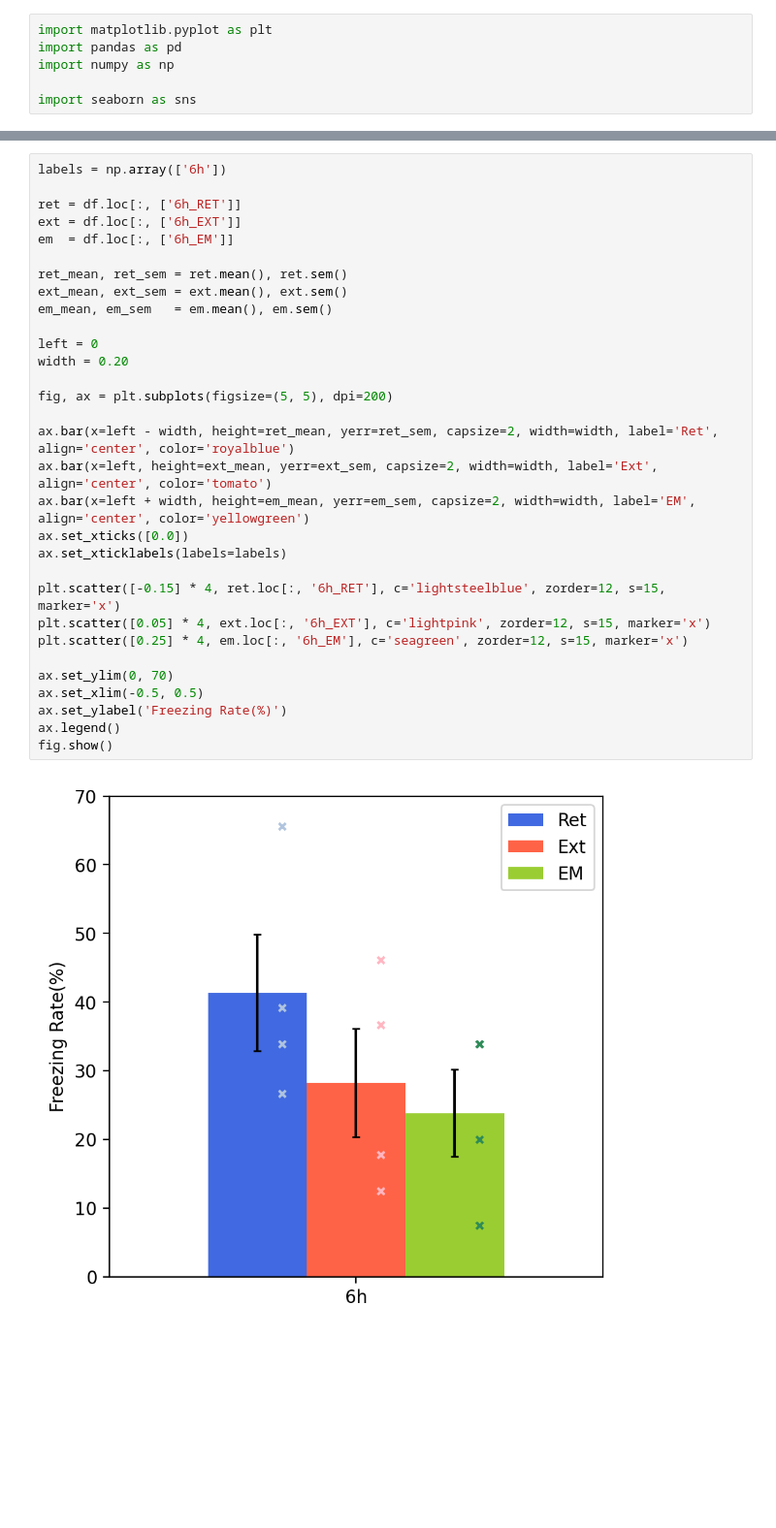
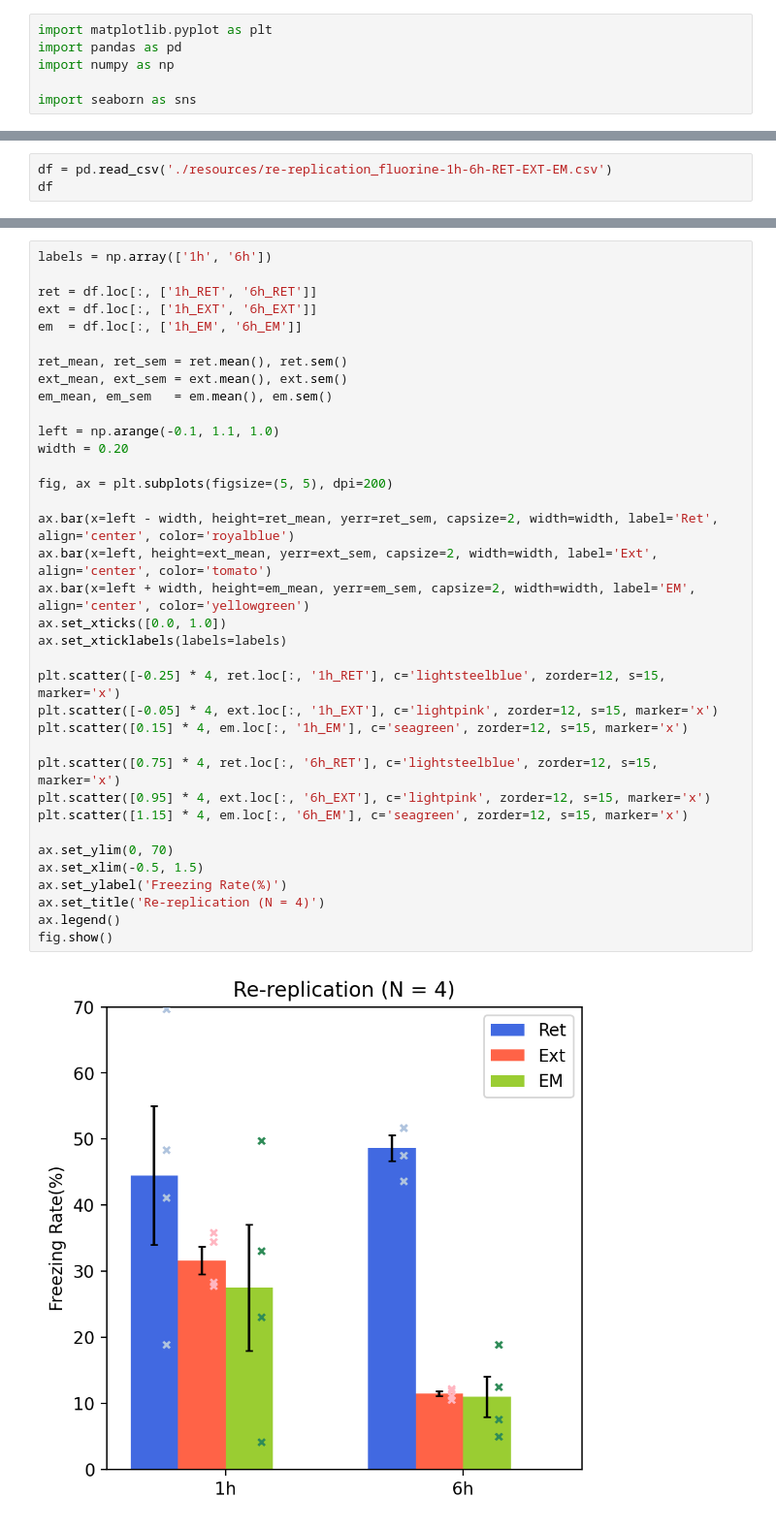
Before and after one commit to m11o/lablib-notebook, a Jupyter notebook: notebooks/fluorine/view_freezing_rate_graph.ipynb, the cells around one changed output, grey strips where cells are left out. Shown: that part at 97% size. Drawn from its saved outputs; the diff is of its cells as text; blank space fills up the shorter version.

```diff
--- a/notebooks/fluorine/view_freezing_rate_graph.ipynb
+++ b/notebooks/fluorine/view_freezing_rate_graph.ipynb
@@ -65,0 +105,3 @@ fig.show()
+# %%
+df = pd.read_csv('./resources/re-replication_fluorine-1h-6h-RET-EXT-EM.csv')
+df
@@ -66,33 +114,38 @@ fig.show()
 # %%
-labels = np.array(['6h'])
+labels = np.array(['1h', '6h'])
 
-ret = df.loc[:, ['6h_RET']]
-ext = df.loc[:, ['6h_EXT']]
-em  = df.loc[:, ['6h_EM']]
+ret = df.loc[:, ['1h_RET', '6h_RET']]
+ext = df.loc[:, ['1h_EXT', '6h_EXT']]
+em  = df.loc[:, ['1h_EM', '6h_EM']]
 
 ret_mean, ret_sem = ret.mean(), ret.sem()
 ext_mean, ext_sem = ext.mean(), ext.sem()
 em_mean, em_sem   = em.mean(), em.sem()
 
-left = 0
+left = np.arange(-0.1, 1.1, 1.0)
 width = 0.20
 
 fig, ax = plt.subplots(figsize=(5, 5), dpi=200)
 
 ax.bar(x=left - width, height=ret_mean, yerr=ret_sem, capsize=2, width=width, label='Ret', align='center', color='royalblue')
 ax.bar(x=left, height=ext_mean, yerr=ext_sem, capsize=2, width=width, label='Ext', align='center', color='tomato')
 ax.bar(x=left + width, height=em_mean, yerr=em_sem, capsize=2, width=width, label='EM', align='center', color='yellowgreen')
-ax.set_xticks([0.0])
+ax.set_xticks([0.0, 1.0])
 ax.set_xticklabels(labels=labels)
 
-plt.scatter([-0.15] * 4, ret.loc[:, '6h_RET'], c='lightsteelblue', zorder=12, s=15, marker='x')
-plt.scatter([0.05] * 4, ext.loc[:, '6h_EXT'], c='lightpink', zorder=12, s=15, marker='x')
-plt.scatter([0.25] * 4, em.loc[:, '6h_EM'], c='seagreen', zorder=12, s=15, marker='x')
+plt.scatter([-0.25] * 4, ret.loc[:, '1h_RET'], c='lightsteelblue', zorder=12, s=15, marker='x')
+plt.scatter([-0.05] * 4, ext.loc[:, '1h_EXT'], c='lightpink', zorder=12, s=15, marker='x')
+plt.scatter([0.15] * 4, em.loc[:, '1h_EM'], c='seagreen', zorder=12, s=15, marker='x')
+
+plt.scatter([0.75] * 4, ret.loc[:, '6h_RET'], c='lightsteelblue', zorder=12, s=15, marker='x')
+plt.scatter([0.95] * 4, ext.loc[:, '6h_EXT'], c='lightpink', zorder=12, s=15, marker='x')
+plt.scatter([1.15] * 4, em.loc[:, '6h_EM'], c='seagreen', zorder=12, s=15, marker='x')
 
 ax.set_ylim(0, 70)
-ax.set_xlim(-0.5, 0.5)
+ax.set_xlim(-0.5, 1.5)
 ax.set_ylabel('Freezing Rate(%)')
+ax.set_title('Re-replication (N = 4)')
 ax.legend()
 fig.show()
 # %% [output]
-[figure, old version]
+[figure, new version]
```
Also changed, not shown: parts of 11 cells of this notebook, 15 other files.
